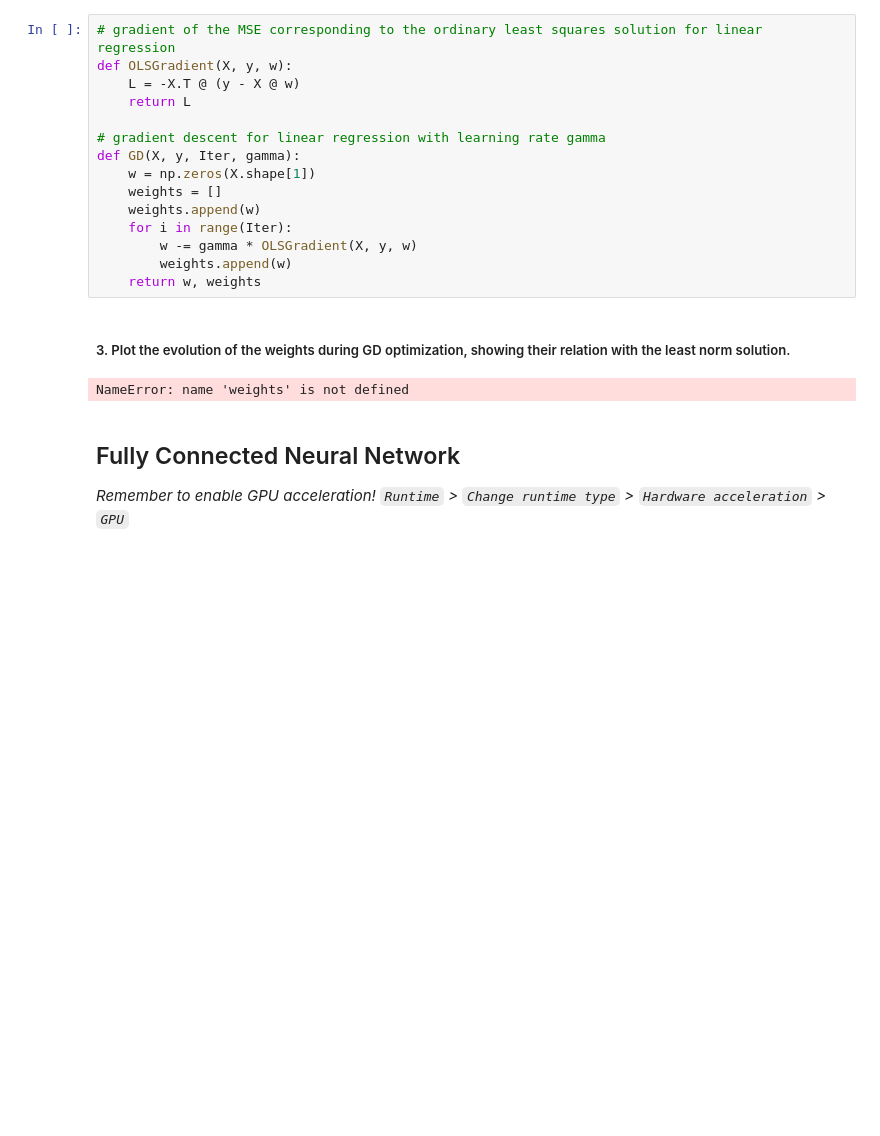
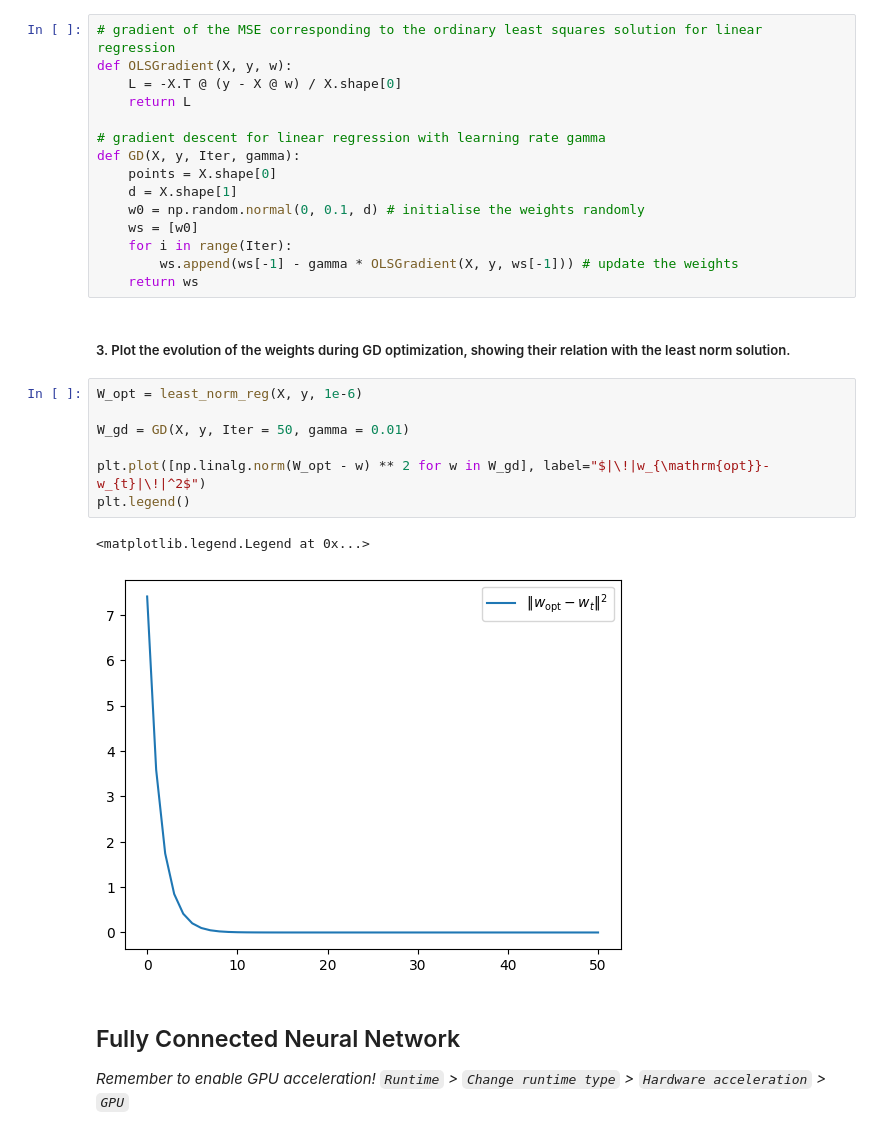
Before and after one commit to kiogre/Machine_learning_mod_A, a Jupyter notebook: notebooks/Lab-12.Implicit_regularization.ipynb, the cells around one changed output. Cells and saved outputs as stored; diff of their text form; blank space fills up the shorter version.

```diff
--- a/notebooks/Lab-12.Implicit_regularization.ipynb
+++ b/notebooks/Lab-12.Implicit_regularization.ipynb
@@ -87,23 +87,30 @@ def least_norm_reg(X, y, lam):
 # %%
 # gradient of the MSE corresponding to the ordinary least squares solution for linear regression
 def OLSGradient(X, y, w):
-    L = -X.T @ (y - X @ w)
+    L = -X.T @ (y - X @ w) / X.shape[0]
     return L
 
 # gradient descent for linear regression with learning rate gamma
 def GD(X, y, Iter, gamma):
-    w = np.zeros(X.shape[1])
-    weights = []
-    weights.append(w)
+    points = X.shape[0]
+    d = X.shape[1]
+    w0 = np.random.normal(0, 0.1, d) # initialise the weights randomly
+    ws = [w0]
     for i in range(Iter):
-        w -= gamma * OLSGradient(X, y, w)
-        weights.append(w)
-    return w, weights
+        ws.append(ws[-1] - gamma * OLSGradient(X, y, ws[-1])) # update the weights
+    return ws
 # %% [markdown]
 ##### 3. Plot the evolution of the weights during GD optimization, showing their relation with the least norm solution.
 # %%
+W_opt = least_norm_reg(X, y, 1e-6)
+
+W_gd = GD(X, y, Iter = 50, gamma = 0.01)
+
+plt.plot([np.linalg.norm(W_opt - w) ** 2 for w in W_gd], label="$|\!|w_{\mathrm{opt}}-w_{t}|\!|^2$")
+plt.legend()
 # %% [output]
-NameError: name 'weights' is not defined
+<matplotlib.legend.Legend at 0x...>
+[figure, added]
 # %% [markdown]
 ## Fully Connected Neural Network
 
```
Also changed, not shown: parts of 8 cells of this notebook.
